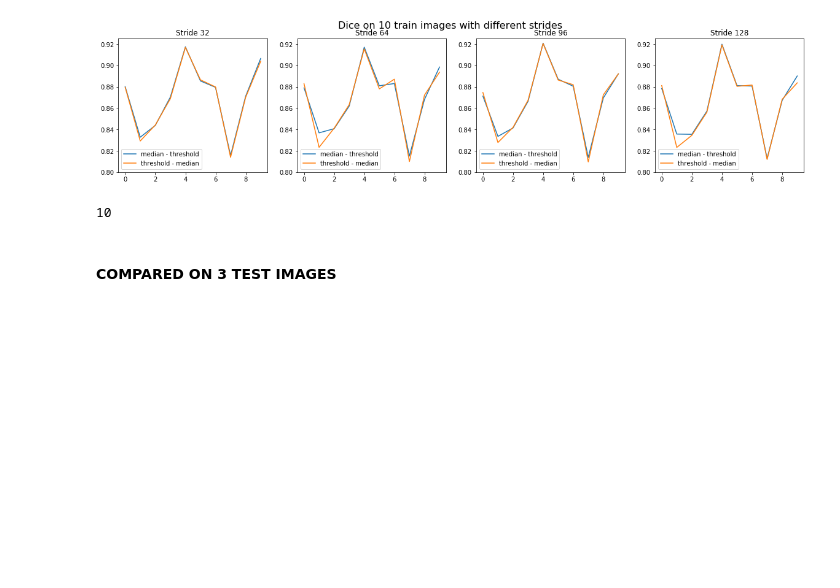
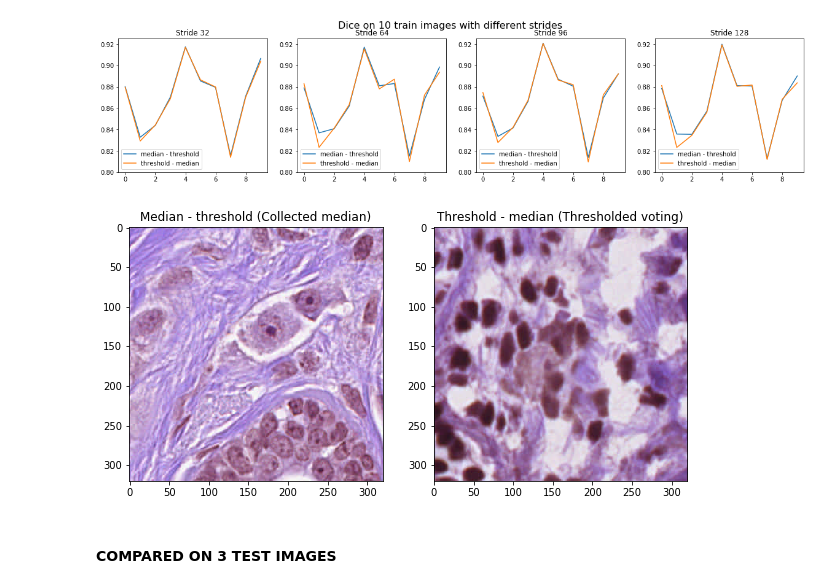
Before and after one commit to trnal/dp3-python-shared, a Jupyter notebook: visualizations/collecting_output_2.ipynb, the cells around one changed output. Drawn from its saved outputs; the diff is of its cells as text; code cells hidden in the pictures; blank space fills up the shorter version.

```diff
--- a/visualizations/collecting_output_2.ipynb
+++ b/visualizations/collecting_output_2.ipynb
@@ -169,10 +189,20 @@ fig.suptitle('Dice on 10 train images with different strides', fontsize=16)
 # %% [output]
 Text(0.5, 0.98, 'Dice on 10 train images with different strides')
 [figure]
-# %%
-len(results[results['stride']==32]['dice'].tolist())
-# %% [output]
-10
+# %%
+fig = plt.figure(figsize=(10,5))
+
+img = cv2.imread(TRAIN_IMG_PATH + img_names[1])[:320, :320, :]
+ax = fig.add_subplot(1, 2, 1)
+plt.imshow(img)
+ax.title.set_text('Median - threshold (Collected median)')
+
+img = cv2.imread(TRAIN_IMG_PATH + img_names[6])[:320, :320, :]
+ax = fig.add_subplot(1, 2, 2)
+plt.imshow(img)
+ax.title.set_text('Threshold - median (Thresholded voting)')
+# %% [output]
+[figure, added]
 # %% [markdown]
 #### COMPARED ON 3 TEST IMAGES
 # %%
```
Also changed, not shown: parts of 9 cells of this notebook, 2 other files.
